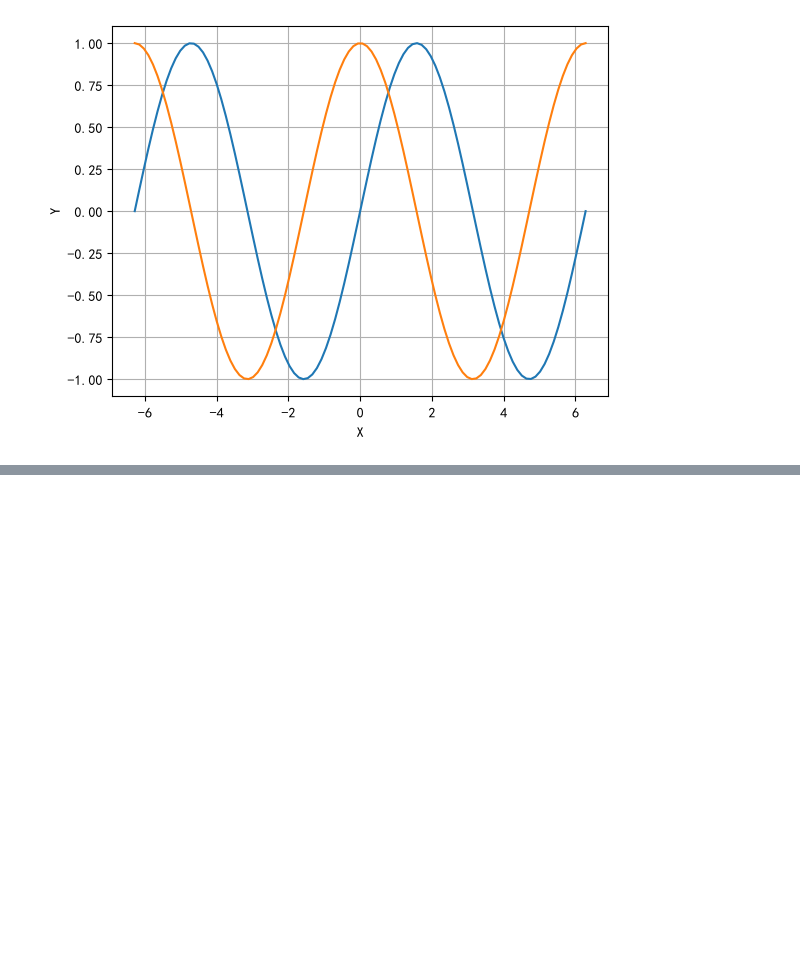
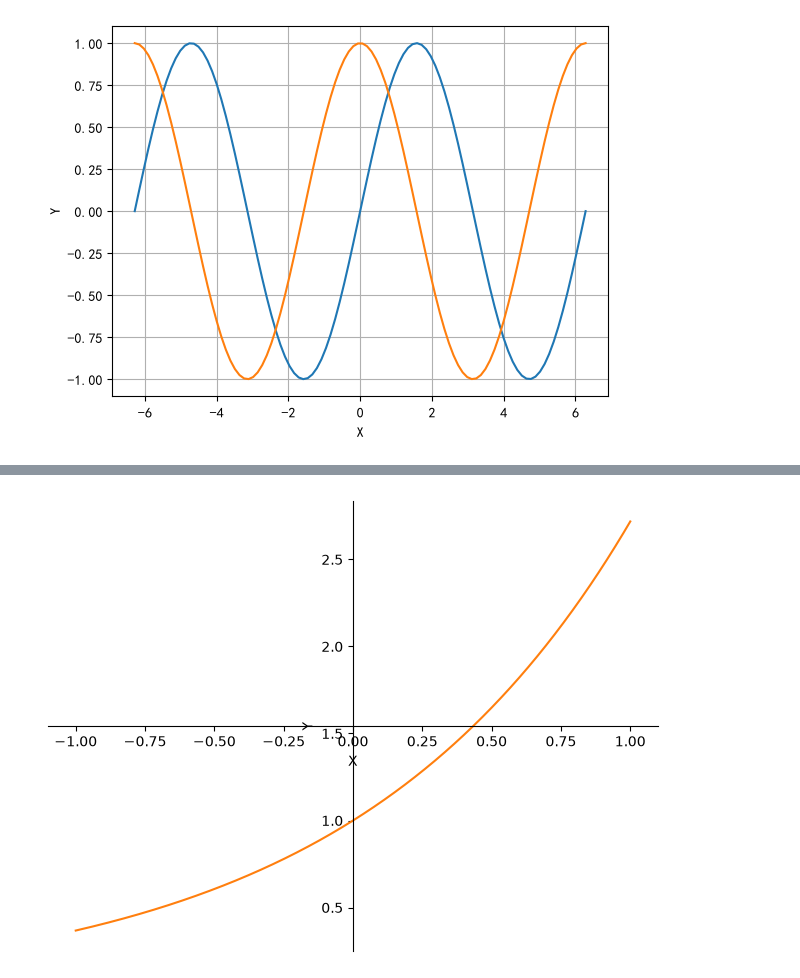
Before and after one commit to weiye-start/wys-project, a Jupyter notebook: practice.ipynb, the cells around one changed output, grey strips where cells are left out. Saved outputs shown, nothing was run; the diff lists cells and outputs as text; code cells hidden in the pictures; blank space fills up the shorter version.

```diff
--- a/practice.ipynb
+++ b/practice.ipynb
@@ -124,0 +135,9 @@ plt.close(fig)
+# %%
+from sympy import E
+from sympy import symbols
+from sympy.plotting import plot
+x = symbols('x')
+y = E**x
+p = plot(y,(x,-1,1),xlabel='X',ylabel='Y',line_color='C1')
+# %% [output]
+[figure, added]
```
Also changed, not shown: parts of 6 cells of this notebook, 4 other files.
